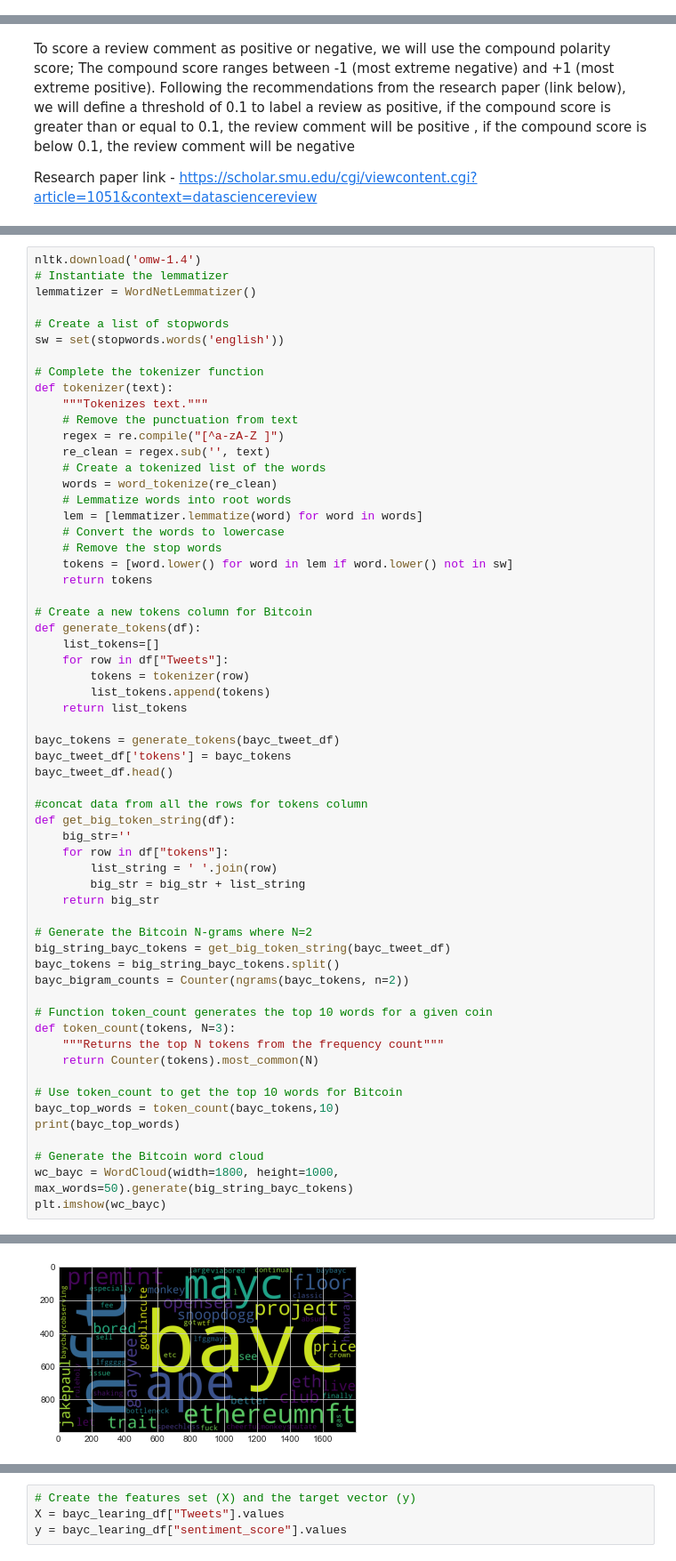
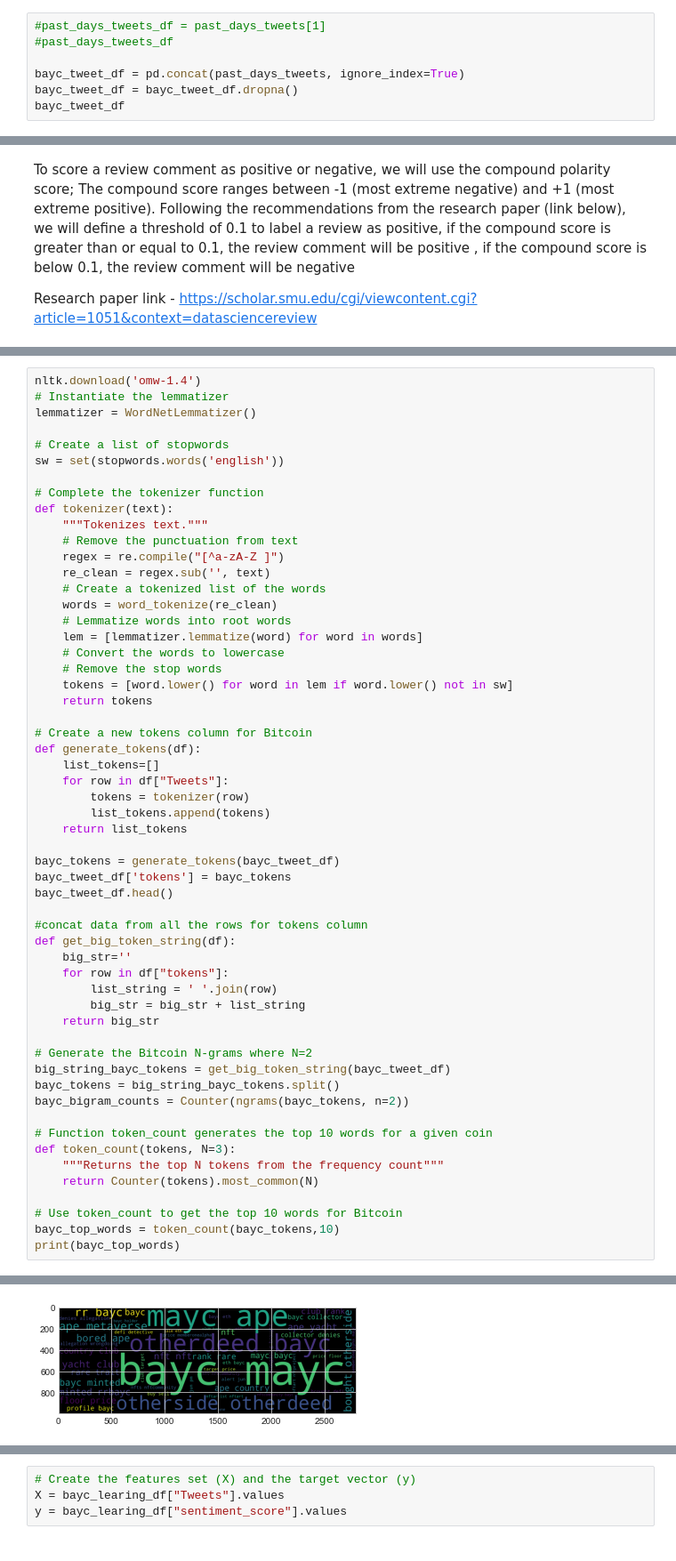
Before and after one commit to sameerlakhe/NFTSentimentAnalysis, a Jupyter notebook: NFTSentimentAnalysis.ipynb, the cells around one changed output, grey strips where cells are left out. Shown at 89% size. Saved outputs shown, nothing was run; the diff lists cells and outputs as text.

Commit message:
execute model on combined tweets for multilpe days

```diff
--- a/NFTSentimentAnalysis.ipynb
+++ b/NFTSentimentAnalysis.ipynb
@@ -406,3 +406,10 @@ The file Data/BAYC_2022-06-11.csv exists
 | 2535 | 2535 | Otherdeed 21306 bought for 2 45 W... | 2022-06-15 |
 | 2536 | 2536 | Here s my BAYC 4314 infinitelove ... | 2022-06-15 |
 2537 rows × 3 columns
+# %%
+#past_days_tweets_df = past_days_tweets[1]
+#past_days_tweets_df
+
+bayc_tweet_df = pd.concat(past_days_tweets, ignore_index=True)
+bayc_tweet_df = bayc_tweet_df.dropna()
+bayc_tweet_df
@@ -527,10 +549,6 @@ def token_count(tokens, N=3):
 # Use token_count to get the top 10 words for Bitcoin
 bayc_top_words = token_count(bayc_tokens,10)
 print(bayc_top_words)
-
-# Generate the Bitcoin word cloud
-wc_bayc = WordCloud(width=1800, height=1000, max_words=50).generate(big_string_bayc_tokens)
-plt.imshow(wc_bayc)
 # %% [output]
 [nltk_data] Downloading package omw-1.4 to
 [nltk_data]     /Users/sameerlakhe/nltk_data...
@@ -539,2 +557,2 @@ plt.imshow(wc_bayc)
 <matplotlib.image.AxesImage at 0x...>
-[figure, old version]
+[figure, new version]
```
Also changed, not shown: parts of 16 cells of this notebook.
